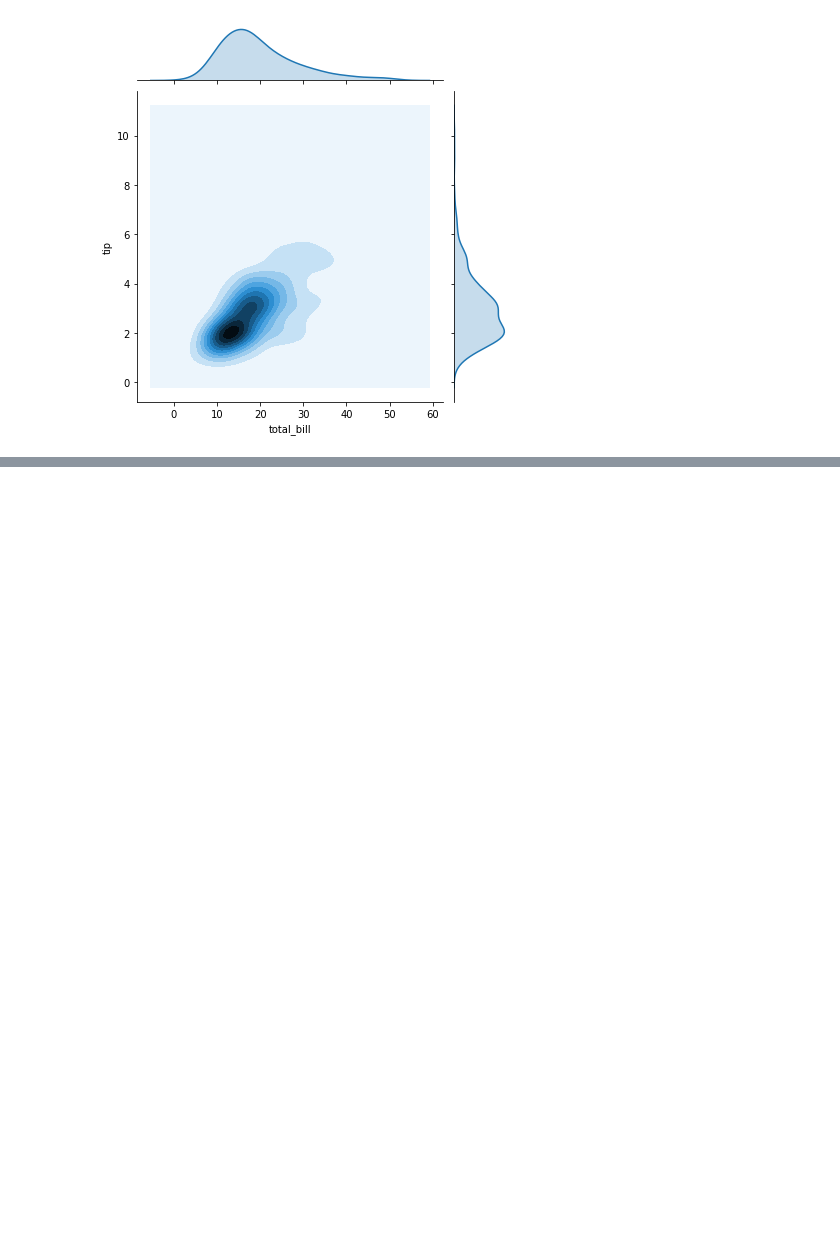
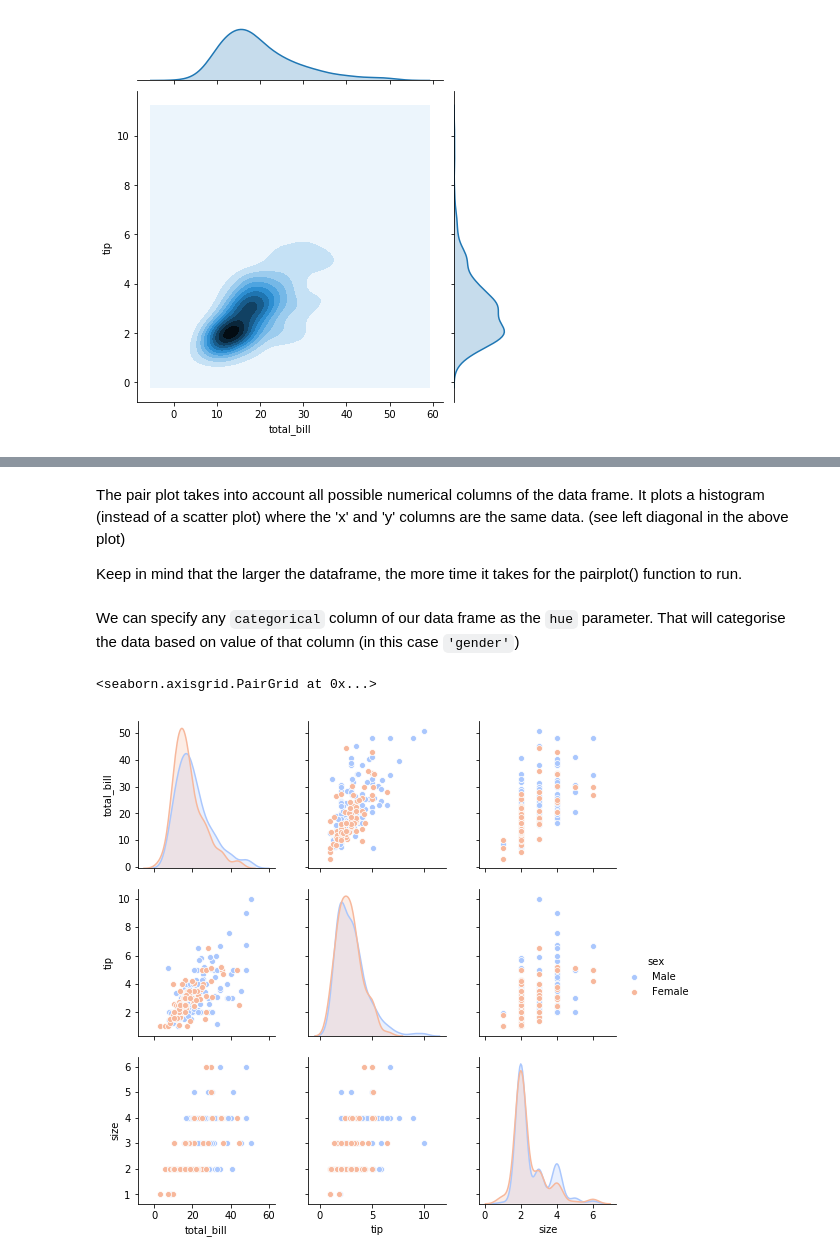
Before and after one commit to Utkarsh-Marwaha/MachineLearning, a Jupyter notebook: 06-Data-Visualization-with-Seaborn/01- Distribution Plots.ipynb, the cells around one changed output, grey strips where cells are left out. Cells and saved outputs as stored; diff of their text form; code cells hidden in the pictures; blank space fills up the shorter version.

```diff
--- a/06-Data-Visualization-with-Seaborn/01- Distribution Plots.ipynb
+++ b/06-Data-Visualization-with-Seaborn/01- Distribution Plots.ipynb
@@ -101,0 +111,11 @@ sns.jointplot(data=tips, x='total_bill', y='tip', kind='kde')
+# %% [markdown]
+The pair plot takes into account all possible numerical columns of the data frame. It plots a histogram (instead of a scatter plot) where the 'x' and 'y' columns are the same data. (see left diagonal in the above plot)
+
+Keep in mind that the larger the dataframe, the more time it takes for the pairplot() function to run.
+# %% [markdown]
+We can specify any `categorical` column of our data frame as the `hue` parameter. That will categorise the data based on value of that column (in this case `'gender'`)
+# %%
+sns.pairplot(tips, hue='sex', palette='coolwarm')
+# %% [output]
+<seaborn.axisgrid.PairGrid at 0x...>
+[figure, added]
```
Also changed, not shown: parts of 12 cells of this notebook.
